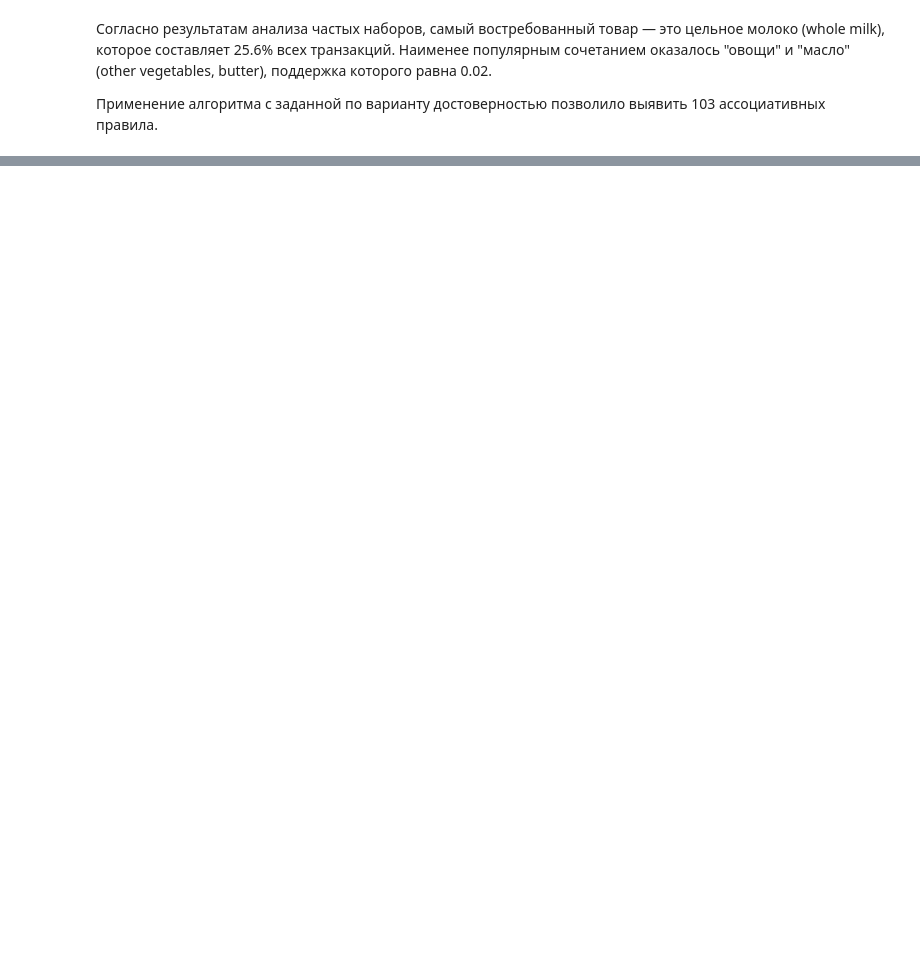
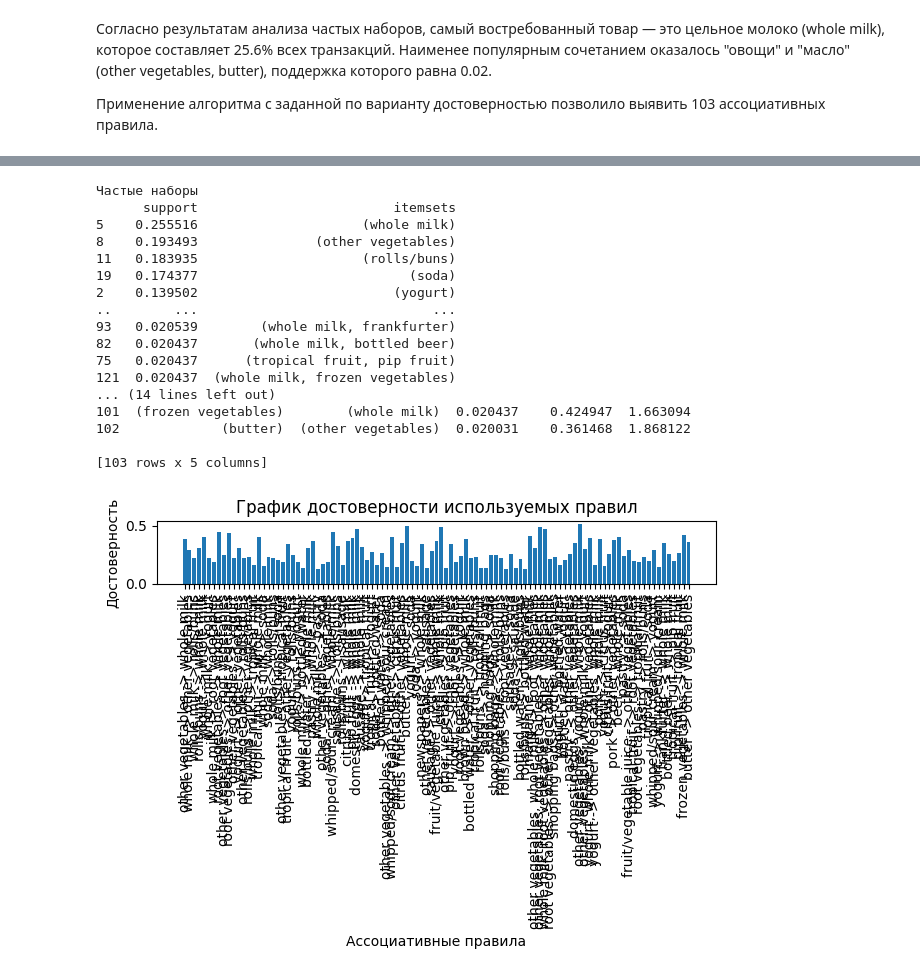
Before and after one commit to IRONINBEAT/MachineLearnin, a Jupyter notebook: association_rules.ipynb, the cells around one changed output, grey strips where cells are left out. Saved outputs shown, nothing was run; the diff lists cells and outputs as text; code cells hidden in the pictures; blank space fills up the shorter version.

```diff
--- a/association_rules.ipynb
+++ b/association_rules.ipynb
@@ -271,0 +411,42 @@ plt.show()
+# %%
+df1 = fpgrowth(data, min_support=0.02, use_colnames = True)
+df1 = df1.sort_values(by='support', ascending=False)
+print("Частые наборы")
+print(df1)
+rules = association_rules(df1, metric = "confidence", min_threshold = 0.13)
+print(f"Количество найденных правил с достоверностью 0.13: {len(rules)}")
+print(rules[['antecedents', 'consequents', 'support', 'confidence', 'lift']])
+
+rules['antecedents'] = rules['antecedents'].apply(lambda x: ', '.join(list(x)))
+rules['consequents'] = rules['consequents'].apply(lambda x: ', '.join(list(x)))
+#График достоверности используемых правил
+products_1 = rules["antecedents"].tolist()
+products_2 = rules["consequents"].tolist()
+confidence = rules["confidence"].tolist()
+rules_labels = [f"{product1} -> {product2}" for product1, product2 in zip(products_1, products_2)]
+plt.bar(rules_labels, confidence)
+plt.xlabel("Ассоциативные правила")
+plt.ylabel("Достоверность")
+plt.title("График достоверности используемых правил")
+plt.xticks(rotation=90)
+plt.tight_layout()
+plt.show()
+# %% [output]
+Частые наборы
+      support                         itemsets
+5    0.255516                     (whole milk)
+8    0.193493               (other vegetables)
+11   0.183935                     (rolls/buns)
+19   0.174377                           (soda)
+2    0.139502                         (yogurt)
+..        ...                              ...
+93   0.020539        (whole milk, frankfurter)
+82   0.020437       (whole milk, bottled beer)
+75   0.020437      (tropical fruit, pip fruit)
+121  0.020437  (whole milk, frozen vegetables)
+... (14 lines left out)
+101  (frozen vegetables)        (whole milk)  0.020437    0.424947  1.663094
+102             (butter)  (other vegetables)  0.020031    0.361468  1.868122
+
+[103 rows x 5 columns]
+[figure, added]
```
Also changed, not shown: parts of 34 cells of this notebook.
